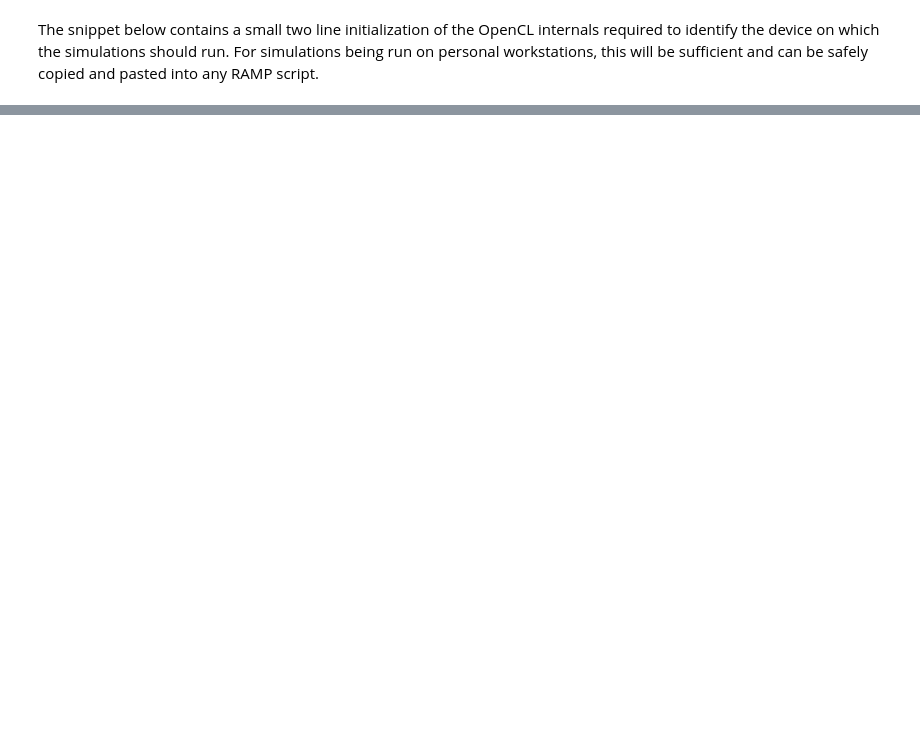
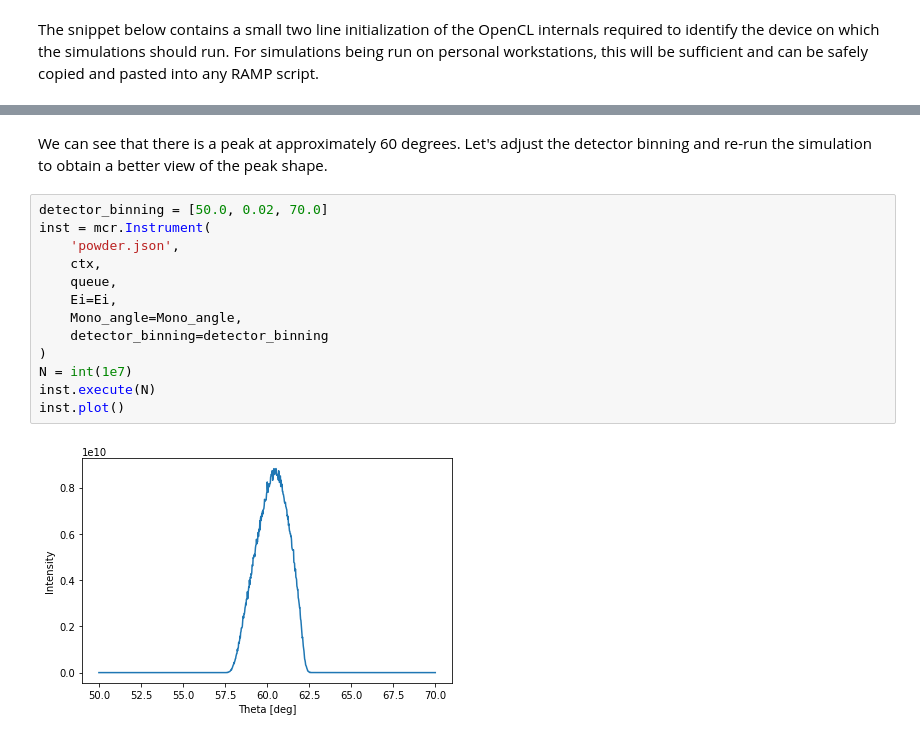
Before and after one commit to gcassella/RAMP, a Jupyter notebook: doc/user/running.ipynb, the cells around one changed output, grey strips where cells are left out. Saved outputs shown, nothing was run; the diff lists cells and outputs as text; blank space fills up the shorter version.

```diff
--- a/doc/user/running.ipynb
+++ b/doc/user/running.ipynb
@@ -20,0 +70,17 @@ queue = cl.CommandQueue(ctx)
+# %% [markdown]
+We can see that there is a peak at approximately 60 degrees. Let's adjust the detector binning and re-run the simulation to obtain a better view of the peak shape.
+# %%
+detector_binning = [50.0, 0.02, 70.0]
+inst = mcr.Instrument(
+    'powder.json',
+    ctx,
+    queue,
+    Ei=Ei,
+    Mono_angle=Mono_angle,
+    detector_binning=detector_binning
+)
+N = int(1e7)
+inst.execute(N)
+inst.plot()
+# %% [output]
+[figure, added]
```
Also changed, not shown: parts of 21 cells of this notebook, 3 other files.
